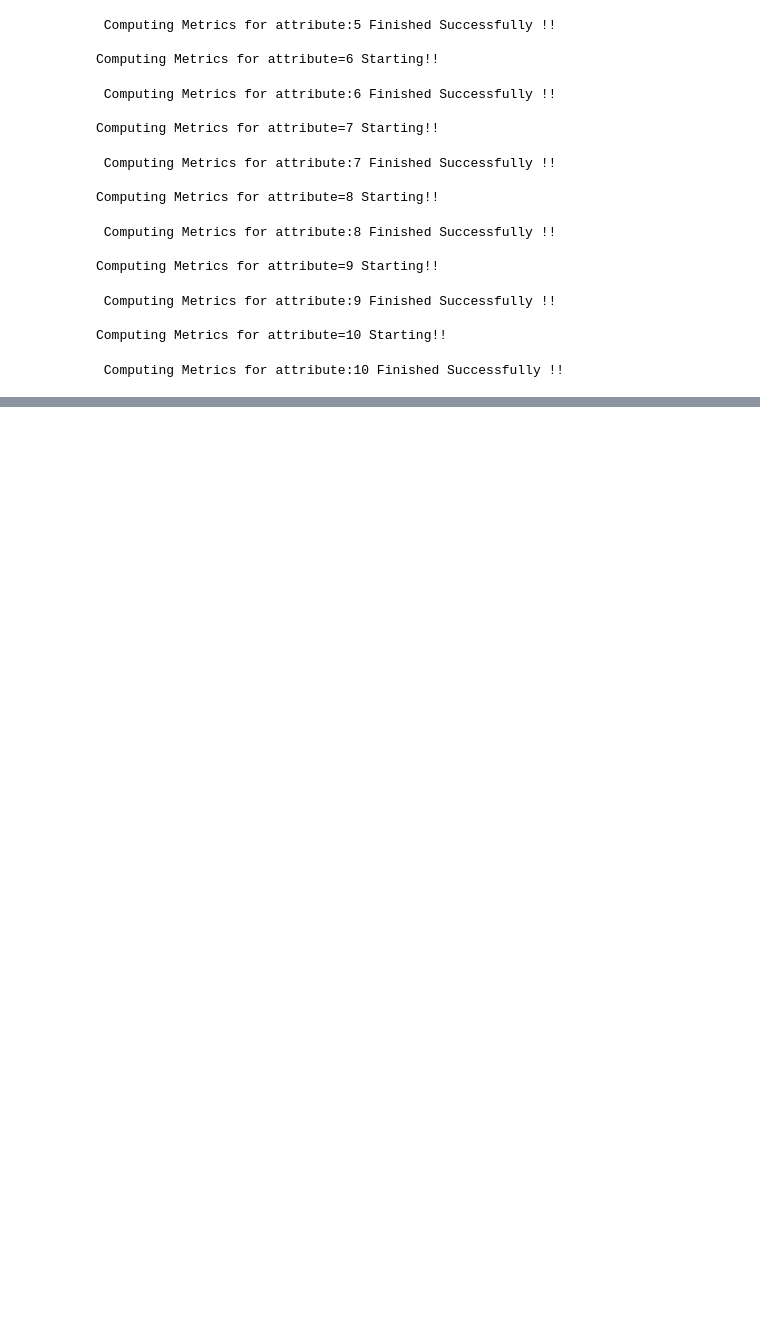
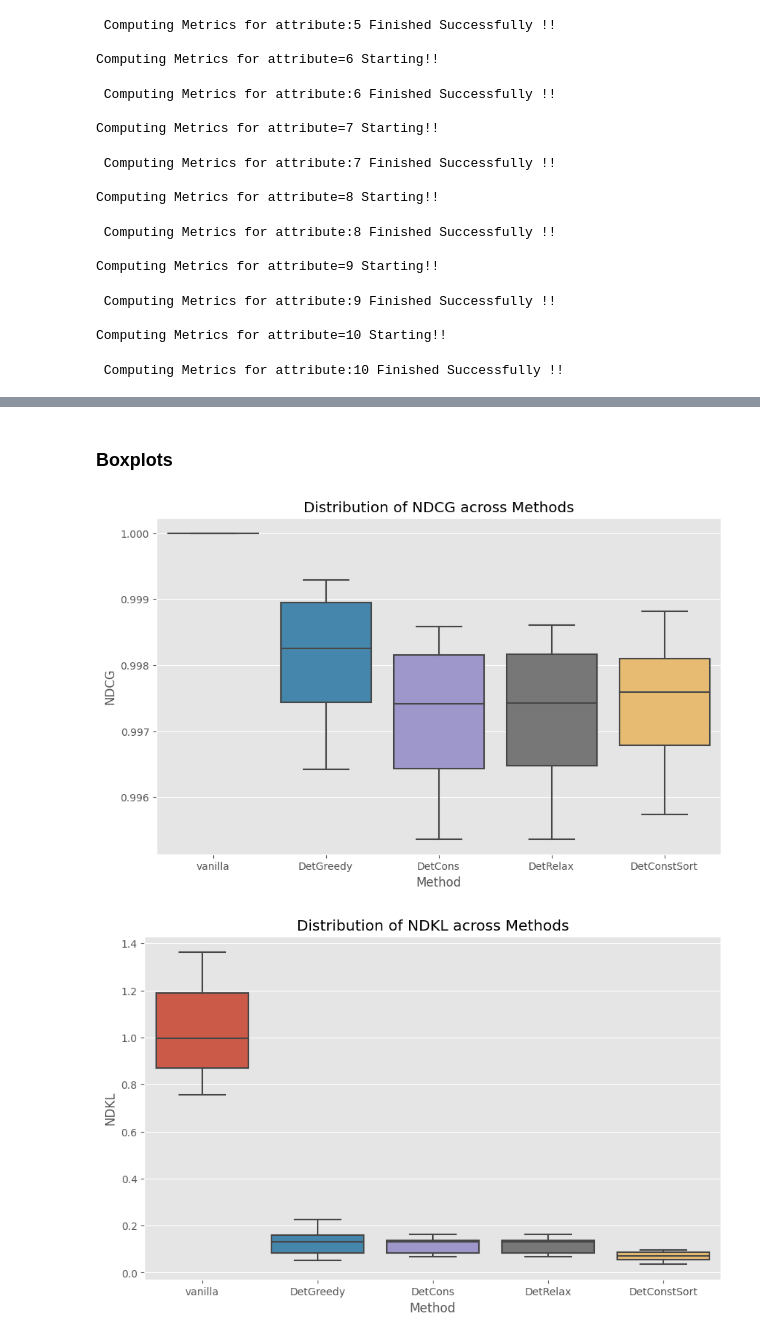
Before and after one commit to caiolbarreto/IF807-final-project, a Jupyter notebook: Fairness_Ranking_Final_Project.ipynb, the cells around one changed output, grey strips where cells are left out. Drawn from its saved outputs; the diff is of its cells as text; code cells hidden in the pictures; blank space fills up the shorter version.

Commit message:
add new graphs

```diff
--- a/Fairness_Ranking_Final_Project.ipynb
+++ b/Fairness_Ranking_Final_Project.ipynb
@@ -669,0 +669,24 @@ plt.show()
+# %% [markdown]
+### Boxplots
+# %%
+metrics_list = [
+    ("NDCG", ndcg_plot),
+    ("NDKL", ndkl_plot),
+    ("Infeasible Index", Inf_ind_plot),
+    ("MinSkew@100", Min_skew_plot),
+    ("MaxSkew@100", Max_skew_plot),
+    ("Infeasible Count", Inf_count_plot),
+]
+
+
+for metric_name, metric in metrics_list:
+    plt.figure(figsize=(10, 6))
+    metric_df = pd.DataFrame(metric)
+    sns.boxplot(data=metric_df)
+    plt.xlabel("Method")
+    plt.ylabel(metric_name)
+    plt.title(f"Distribution of {metric_name} across Methods")
+    plt.show()
+# %% [output]
+[figure, added]
+[figure, added]
```
Also changed, not shown: parts of 6 cells of this notebook.
